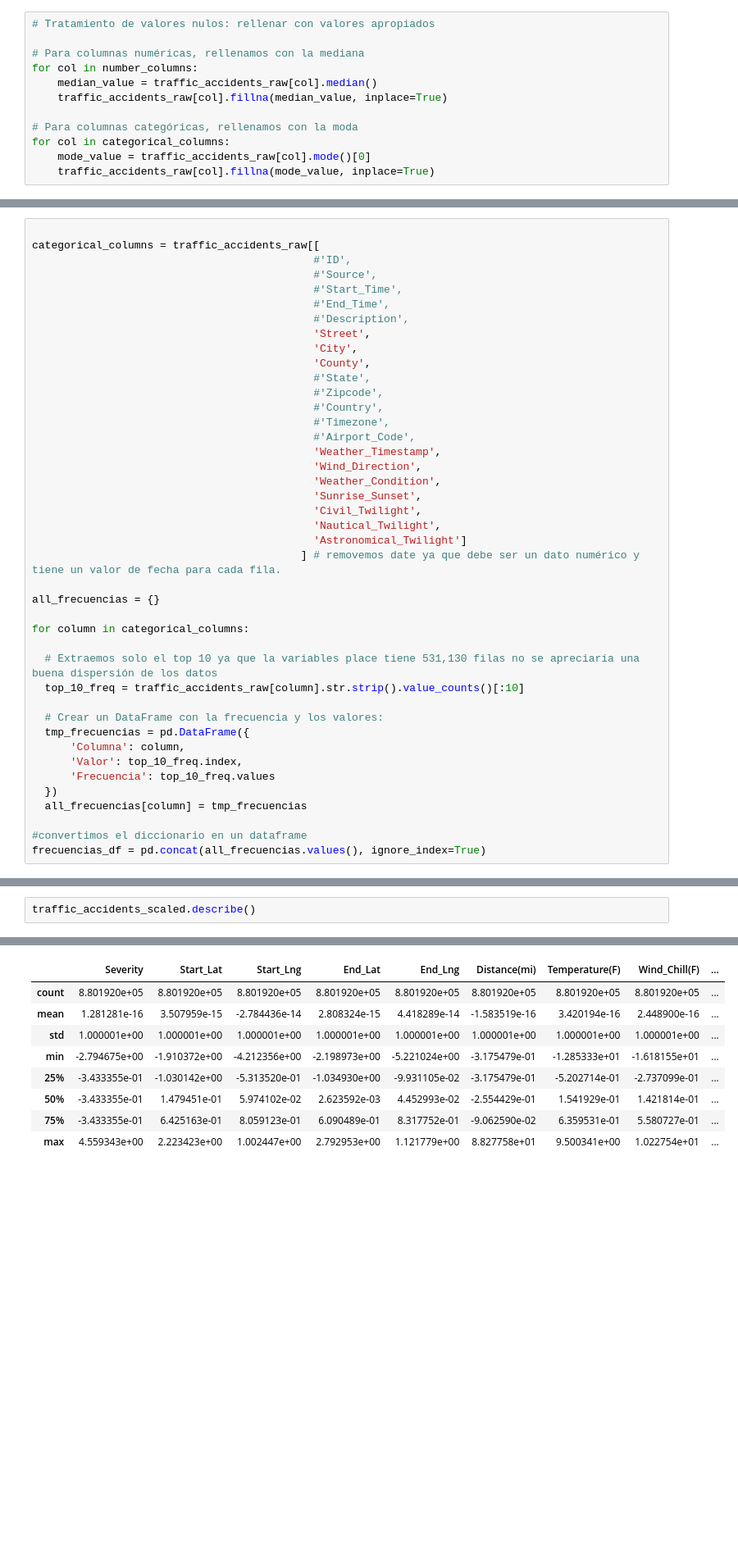
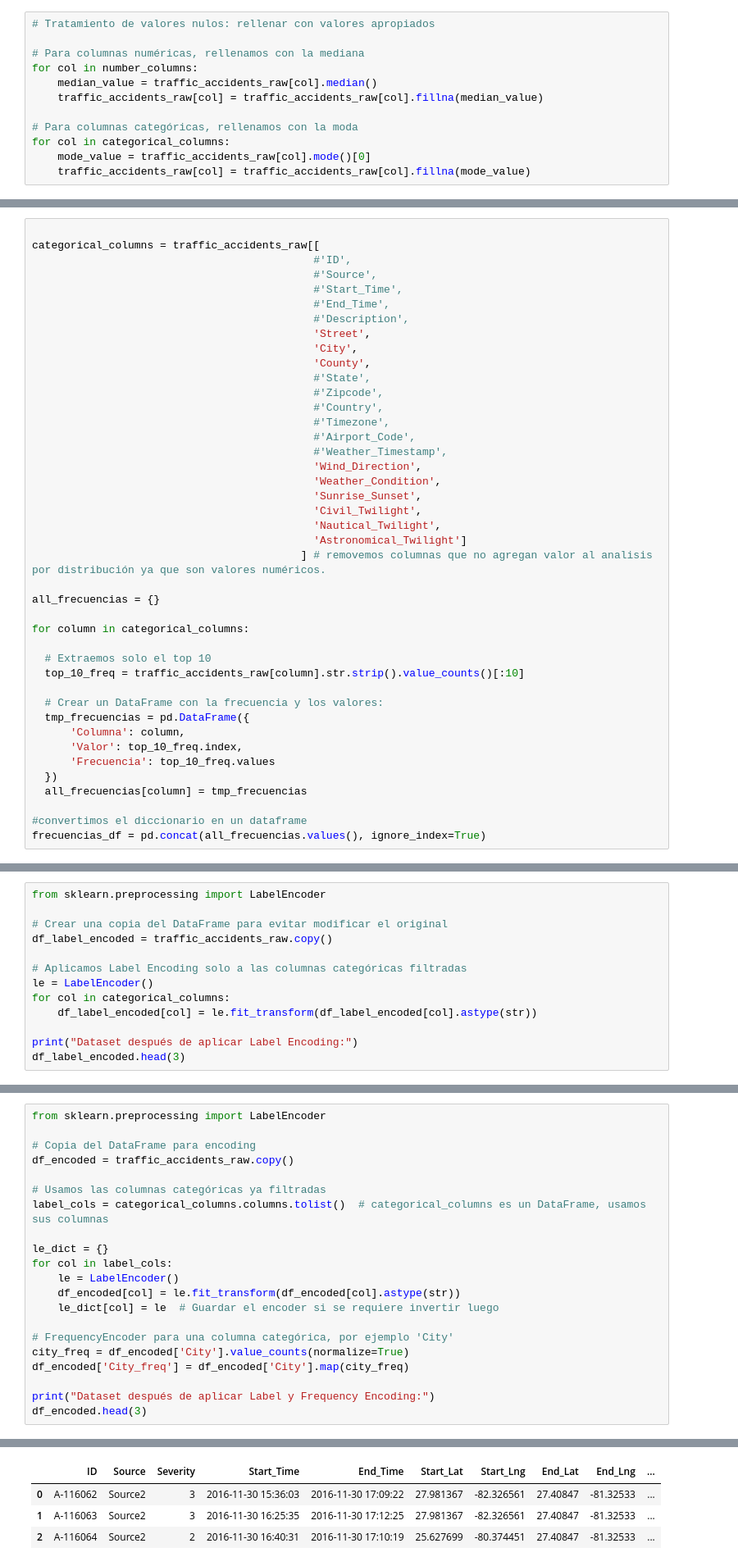
Before and after one commit to edegraciab/final_project, a Jupyter notebook: notebooks/03.EDA_FL.ipynb, the cells around one changed output, grey strips where cells are left out. Shown at 82% size. Saved outputs shown, nothing was run; the diff lists cells and outputs as text; blank space fills up the shorter version.

```diff
--- a/notebooks/03.EDA_FL.ipynb
+++ b/notebooks/03.EDA_FL.ipynb
@@ -114,9 +115,9 @@ categorical_columns
 # Para columnas numéricas, rellenamos con la mediana
 for col in number_columns:
     median_value = traffic_accidents_raw[col].median()
-    traffic_accidents_raw[col].fillna(median_value, inplace=True)
+    traffic_accidents_raw[col] = traffic_accidents_raw[col].fillna(median_value)
 
 # Para columnas categóricas, rellenamos con la moda
 for col in categorical_columns:
     mode_value = traffic_accidents_raw[col].mode()[0]
-    traffic_accidents_raw[col].fillna(mode_value, inplace=True)
+    traffic_accidents_raw[col] = traffic_accidents_raw[col].fillna(mode_value)
@@ -189,20 +232,20 @@ categorical_columns = traffic_accidents_raw[[
                                             #'Country',
                                             #'Timezone',
                                             #'Airport_Code',
-                                            'Weather_Timestamp',
+                                            #'Weather_Timestamp',
                                             'Wind_Direction',
                                             'Weather_Condition',
                                             'Sunrise_Sunset',
                                             'Civil_Twilight',
                                             'Nautical_Twilight',
                                             'Astronomical_Twilight']
-                                          ] # removemos date ya que debe ser un dato numérico y tiene un valor de fecha para cada fila.
+                                          ] # removemos columnas que no agregan valor al analisis por distribución ya que son valores numéricos.
 
 all_frecuencias = {}
 
 for column in categorical_columns:
 
-  # Extraemos solo el top 10 ya que la variables place tiene 531,130 filas no se apreciaría una buena dispersión de los datos
+  # Extraemos solo el top 10
   top_10_freq = traffic_accidents_raw[column].str.strip().value_counts()[:10]
 
   # Crear un DataFrame con la frecuencia y los valores:
@@ -269,3 +325,16 @@ traffic_accidents_scaled.head(3)
 | 0 | A-116062 | Source2 | 2.108004 | 2016-11-30 15:36:03 | 2016-11-30 17:09:22 | 0.287664 | -0.585167 | 0.002624 | 0.04453 | ... |
 | 1 | A-116063 | Source2 | 2.108004 | 2016-11-30 16:25:35 | 2016-11-30 17:12:25 | 0.287664 | -0.585167 | 0.002624 | 0.04453 | ... |
 | 2 | A-116064 | Source2 | -0.343335 | 2016-11-30 16:40:31 | 2016-11-30 17:10:19 | -1.222141 | 0.769074 | 0.002624 | 0.04453 | ... |
+# %%
+from sklearn.preprocessing import LabelEncoder
+
+# Crear una copia del DataFrame para evitar modificar el original
+df_label_encoded = traffic_accidents_raw.copy()
+
+# Aplicamos Label Encoding solo a las columnas categóricas filtradas
+le = LabelEncoder()
+for col in categorical_columns:
+    df_label_encoded[col] = le.fit_transform(df_label_encoded[col].astype(str))
+
+print("Dataset después de aplicar Label Encoding:")
+df_label_encoded.head(3)
@@ -272,3 +347,22 @@ traffic_accidents_scaled.head(3)
 # %%
-traffic_accidents_scaled.describe()
+from sklearn.preprocessing import LabelEncoder
+
+# Copia del DataFrame para encoding
+df_encoded = traffic_accidents_raw.copy()
+
+# Usamos las columnas categóricas ya filtradas
+label_cols = categorical_columns.columns.tolist()  # categorical_columns es un DataFrame, usamos sus columnas
+
+le_dict = {}
+for col in label_cols:
+    le = LabelEncoder()
+    df_encoded[col] = le.fit_transform(df_encoded[col].astype(str))
+    le_dict[col] = le  # Guardar el encoder si se requiere invertir luego
+
+# FrequencyEncoder para una columna categórica, por ejemplo 'City'
+city_freq = df_encoded['City'].value_counts(normalize=True)
+df_encoded['City_freq'] = df_encoded['City'].map(city_freq)
+
+print("Dataset después de aplicar Label y Frequency Encoding:")
+df_encoded.head(3)
 # %% [output]
@@ -275,9 +370,4 @@ traffic_accidents_scaled.describe()
-|  | Severity | Start_Lat | Start_Lng | End_Lat | End_Lng | Distance(mi) | Temperature(F) | Wind_Chill(F) | ... |
-| count | 8.801920e+05 | 8.801920e+05 | 8.801920e+05 | 8.801920e+05 | 8.801920e+05 | 8.801920e+05 | 8.801920e+05 | 8.801920e+05 | ... |
-| mean | 1.281281e-16 | 3.507959e-15 | -2.784436e-14 | 2.808324e-15 | 4.418289e-14 | -1.583519e-16 | 3.420194e-16 | 2.448900e-16 | ... |
-| std | 1.000001e+00 | 1.000001e+00 | 1.000001e+00 | 1.000001e+00 | 1.000001e+00 | 1.000001e+00 | 1.000001e+00 | 1.000001e+00 | ... |
-| min | -2.794675e+00 | -1.910372e+00 | -4.212356e+00 | -2.198973e+00 | -5.221024e+00 | -3.175479e-01 | -1.285333e+01 | -1.618155e+01 | ... |
-| 25% | -3.433355e-01 | -1.030142e+00 | -5.313520e-01 | -1.034930e+00 | -9.931105e-02 | -3.175479e-01 | -5.202714e-01 | -2.737099e-01 | ... |
-| 50% | -3.433355e-01 | 1.479451e-01 | 5.974102e-02 | 2.623592e-03 | 4.452993e-02 | -2.554429e-01 | 1.541929e-01 | 1.421814e-01 | ... |
-| 75% | -3.433355e-01 | 6.425163e-01 | 8.059123e-01 | 6.090489e-01 | 8.317752e-01 | -9.062590e-02 | 6.359531e-01 | 5.580727e-01 | ... |
-| max | 4.559343e+00 | 2.223423e+00 | 1.002447e+00 | 2.792953e+00 | 1.121779e+00 | 8.827758e+01 | 9.500341e+00 | 1.022754e+01 | ... |
+|  | ID | Source | Severity | Start_Time | End_Time | Start_Lat | Start_Lng | End_Lat | End_Lng | ... |
+| 0 | A-116062 | Source2 | 3 | 2016-11-30 15:36:03 | 2016-11-30 17:09:22 | 27.981367 | -82.326561 | 27.40847 | -81.32533 | ... |
+| 1 | A-116063 | Source2 | 3 | 2016-11-30 16:25:35 | 2016-11-30 17:12:25 | 27.981367 | -82.326561 | 27.40847 | -81.32533 | ... |
+| 2 | A-116064 | Source2 | 2 | 2016-11-30 16:40:31 | 2016-11-30 17:10:19 | 25.627699 | -80.374451 | 27.40847 | -81.32533 | ... |
```
Also changed, not shown: parts of 18 cells of this notebook, 2 other files.
